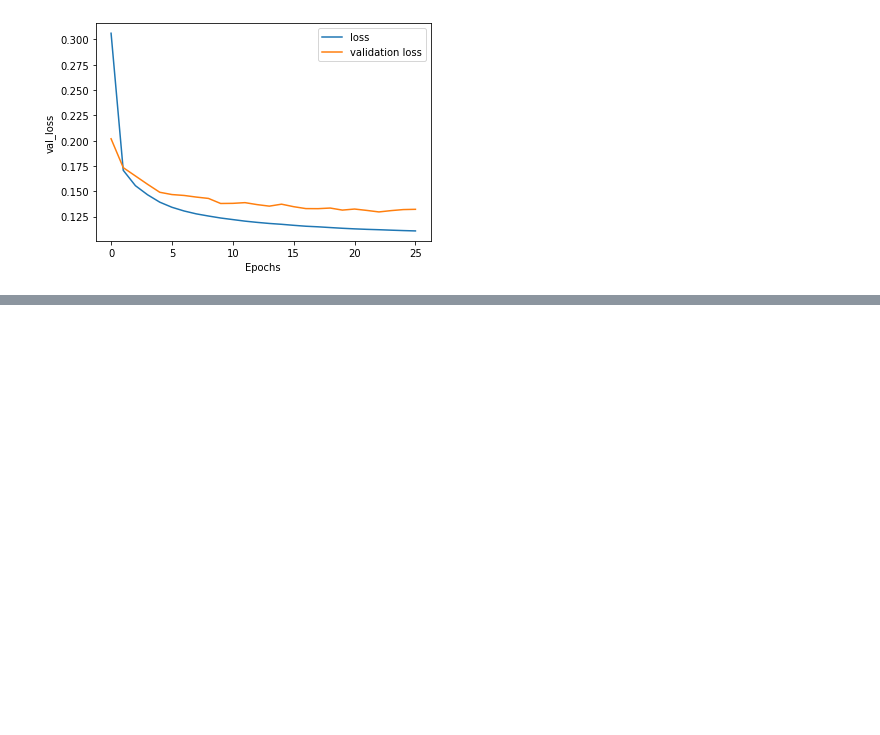
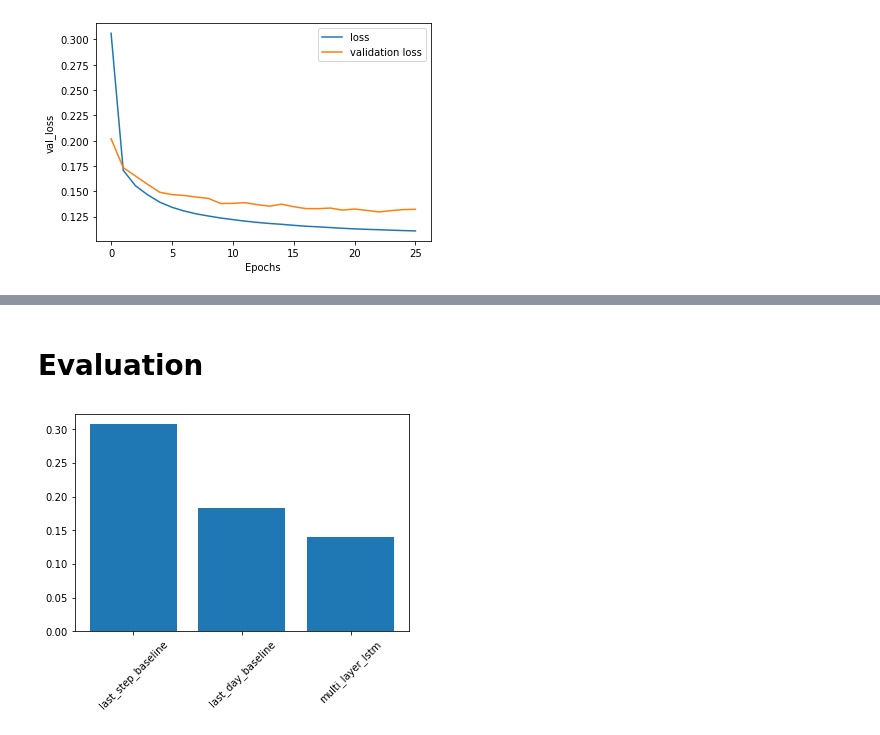
Before and after one commit to heckert/sbg-weather, a Jupyter notebook: notebooks/02-train.ipynb, the cells around one changed output, grey strips where cells are left out. Cells and saved outputs as stored; diff of their text form; code cells hidden in the pictures; blank space fills up the shorter version.

```diff
--- a/notebooks/02-train.ipynb
+++ b/notebooks/02-train.ipynb
@@ -103,3 +87,0 @@ pred.shape
-# %%
-performance['last_step_baseline '] = last_step_baseline.evaluate(w1.val)
-performance['last_step_baseline'] = last_step_baseline.evaluate(w1.test, verbose=0)
@@ -112,0 +104,2 @@ w1.plot(last_step_baseline, rotate_examples=True)
+# %%
+performance['last_day_baseline'] = last_day_baseline.evaluate(w1.test, verbose=0)
@@ -235,3 +227,5 @@ model.evaluate(w1.test)
 # %%
 model = tf.keras.models.load_model(saved_model_dir/'lstm_basic_210829')
+# %%
+performance['multi_layer_lstm'] = model.evaluate(w1.test, verbose=0)
 # %%
@@ -240,0 +235,13 @@ w1.plot(model=model)
+# %% [markdown]
+# Evaluation
+# %%
+models = performance.keys()
+mse = [mse for mse, mae in performance.values()]
+x = range(len(models))
+
+plt.bar(x, mse, label=models)
+plt.xticks(ticks=x, labels=performance.keys(),
+           rotation=45)
+plt.show()
+# %% [output]
+[figure, added]
```
Also changed, not shown: parts of 15 cells of this notebook.
